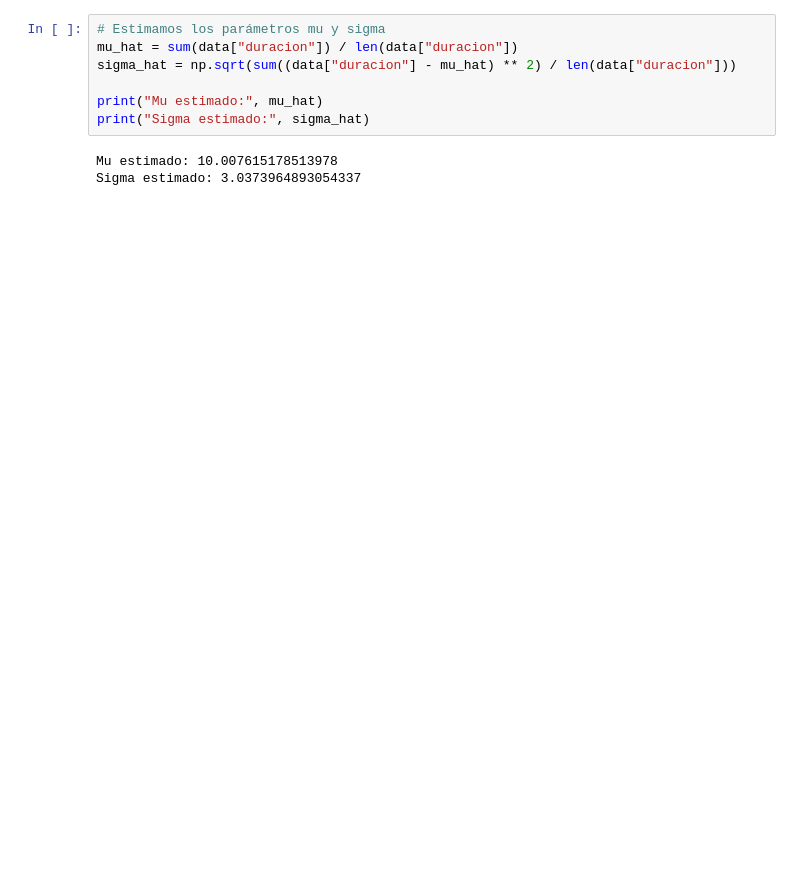
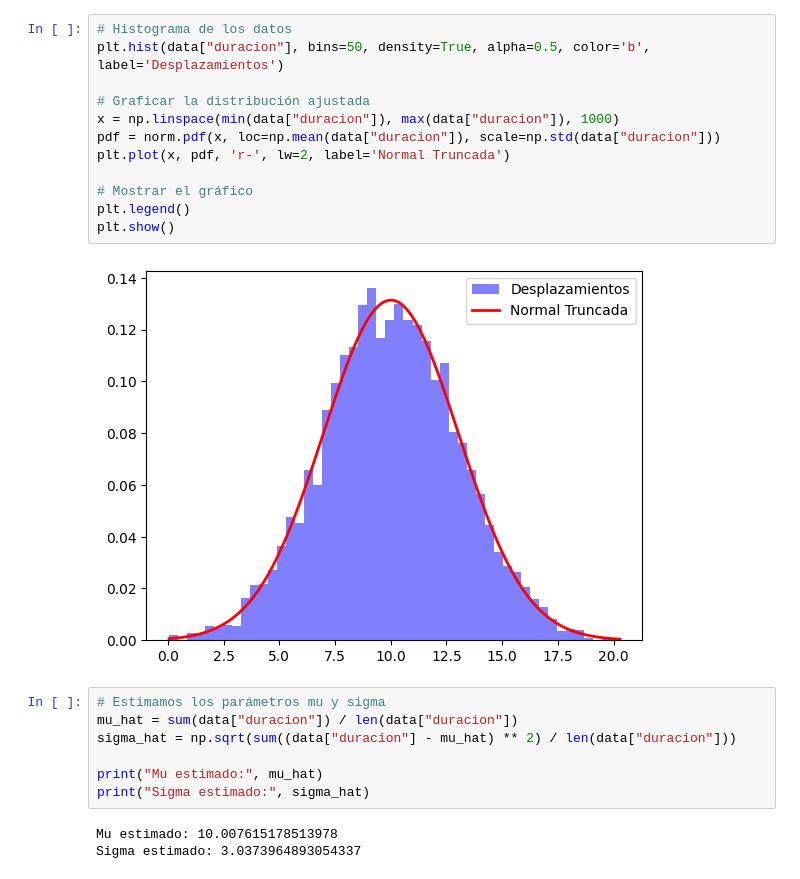
Before and after one commit to SergioArroni/SSD, a Jupyter notebook: main.ipynb, the cells around one changed output. Drawn from its saved outputs; the diff is of its cells as text; blank space fills up the shorter version.

```diff
--- a/main.ipynb
+++ b/main.ipynb
@@ -17,3 +83,17 @@ Prueba de Shapiro-Wilk: ShapiroResult(statistic=0.999639093875885, pvalue=0.5233
+# %%
+# Histograma de los datos
+plt.hist(data["duracion"], bins=50, density=True, alpha=0.5, color='b', label='Desplazamientos')
+
+# Graficar la distribución ajustada
+x = np.linspace(min(data["duracion"]), max(data["duracion"]), 1000)
+pdf = norm.pdf(x, loc=np.mean(data["duracion"]), scale=np.std(data["duracion"]))
+plt.plot(x, pdf, 'r-', lw=2, label='Normal Truncada')
+
+# Mostrar el gráfico
+plt.legend()
+plt.show()
+# %% [output]
+[figure, added]
 # %%
 # Estimamos los parámetros mu y sigma
 mu_hat = sum(data["duracion"]) / len(data["duracion"])
```
Also changed, not shown: parts of 10 cells of this notebook.
